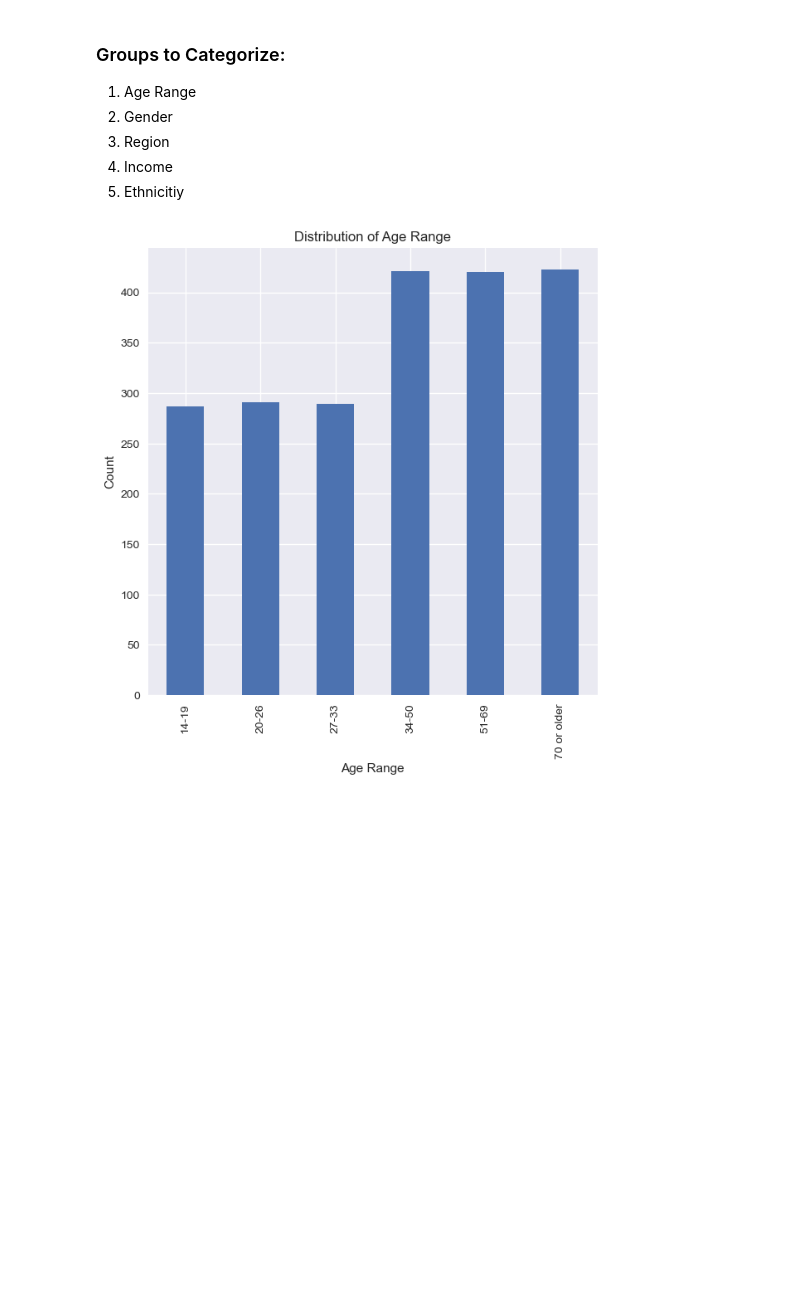
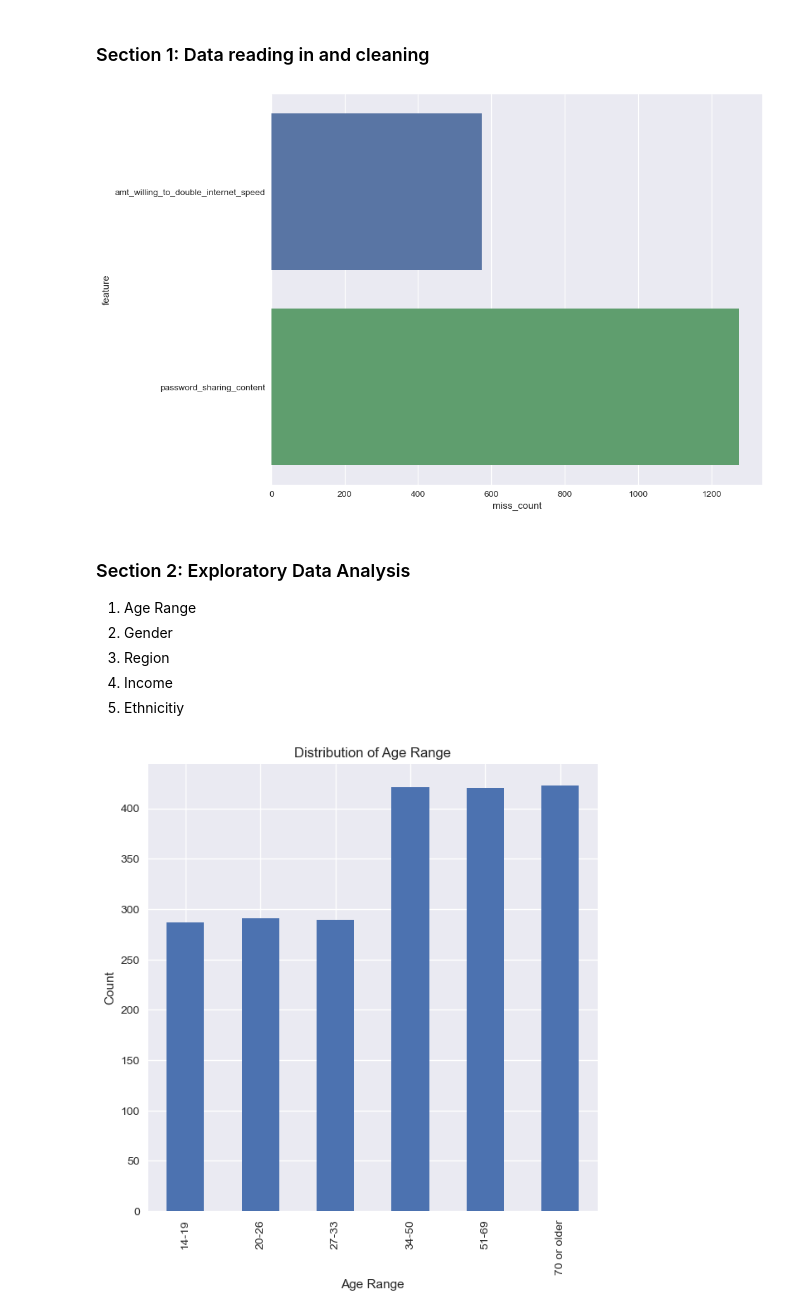
Before and after one commit to abhilashbiswas/customer_segmentation_for_news_outlet, a Jupyter notebook: eda.ipynb, the cells around one changed output. Saved outputs shown, nothing was run; the diff lists cells and outputs as text; code cells hidden in the pictures; blank space fills up the shorter version.

```diff
--- a/eda.ipynb
+++ b/eda.ipynb
@@ -1,3 +27,5 @@
+# %% [markdown]
+### Section 1: Data reading in and cleaning
 # %%
 import pandas as pd
 import numpy as np
@@ -11,0 +40,5 @@ df = pd.read_csv('cleaned_data/dds11.csv')
+# %%
+# Read in dataset
+dds_11 = pd.read_excel("data/DDS11_Data_Extract_with_labels.xlsx")
+column_names = pd.read_csv("data/Column Names.csv") # Manually created mapping of column names
+dds_11.columns = column_names['New_Name']
@@ -11,0 +64,22 @@ df = pd.read_csv('cleaned_data/dds11.csv')
+# %%
+# Visualizing missing values
+def plot_missing(theDataFrame, fs=(10,8)):
+    """
+    Graph the number of missing values in each column (each feature)
+
+    return:
+    None
+    """
+    # A new dataframe that contains the count of null items for each category (axis=0)
+    missingvals_df = theDataFrame.isnull().sum(axis=0).reset_index()
+    missingvals_df.columns = ['feature', 'miss_count'] # Rename the column names to feature and miss count
+    missingvals_df = missingvals_df.loc[missingvals_df['miss_count'] > 0] # Filter out the features that have values for every entry
+    missingvals_df = missingvals_df.sort_values(by='miss_count') # Sort
+
+    # Plot
+    fig, ax = plt.subplots(figsize=fs)
+    sns.barplot(data=missingvals_df, x='miss_count', y='feature', orient='h', ax=ax)
+
+plot_missing(dds_11)
+# %% [output]
+[figure, added]
@@ -25,7 +108,7 @@ df['willing_to_pay_no_ads_news'] = pd.Categorical(df['willing_to_pay_no_ads_news
                                                               'N/A; I do not have a basis to answer'],
                                                  ordered=True)
 # %% [markdown]
-### Groups to Categorize:
+### Section 2: Exploratory Data Analysis
 1. Age Range
 2. Gender
 3. Region
```
Also changed, not shown: parts of 28 cells of this notebook.
